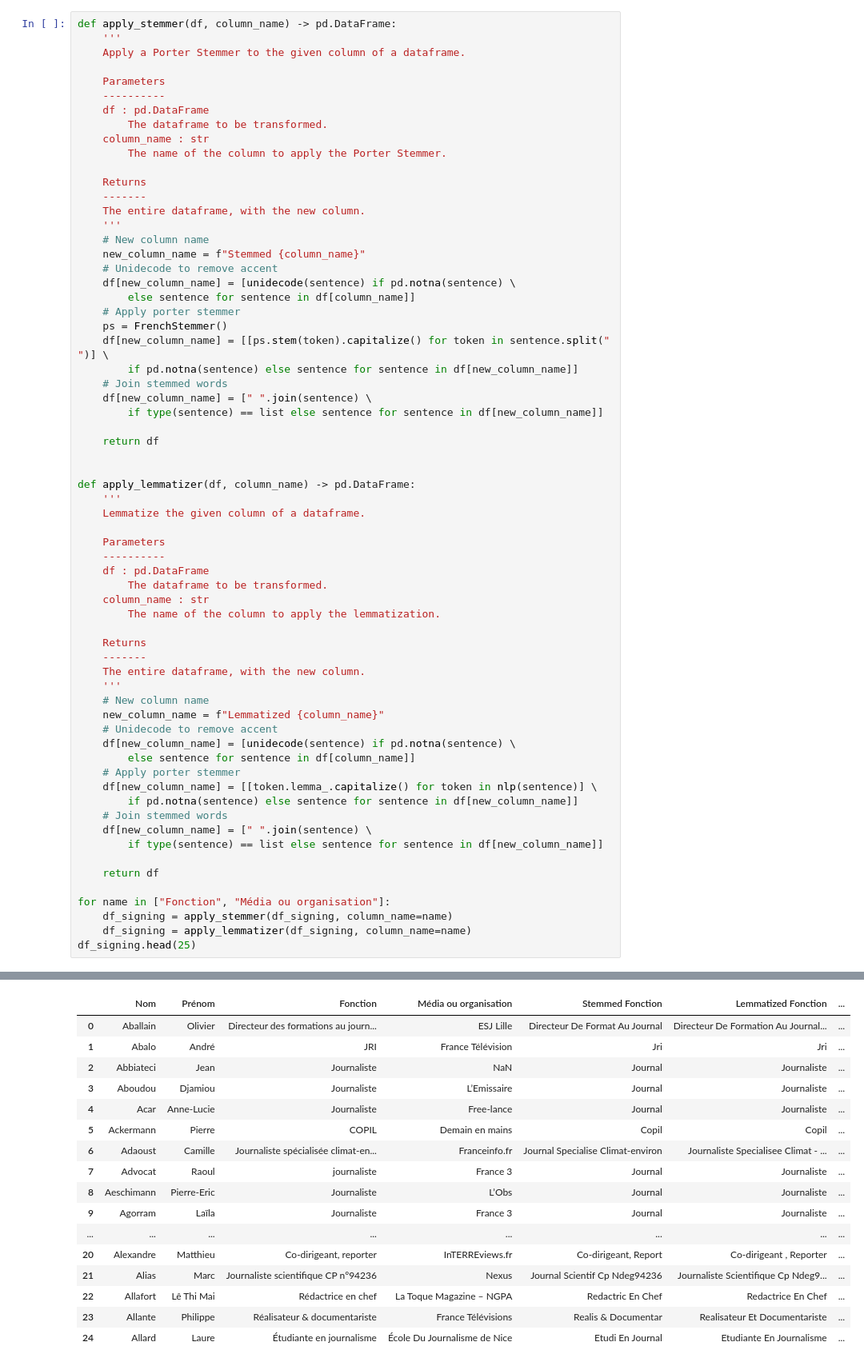
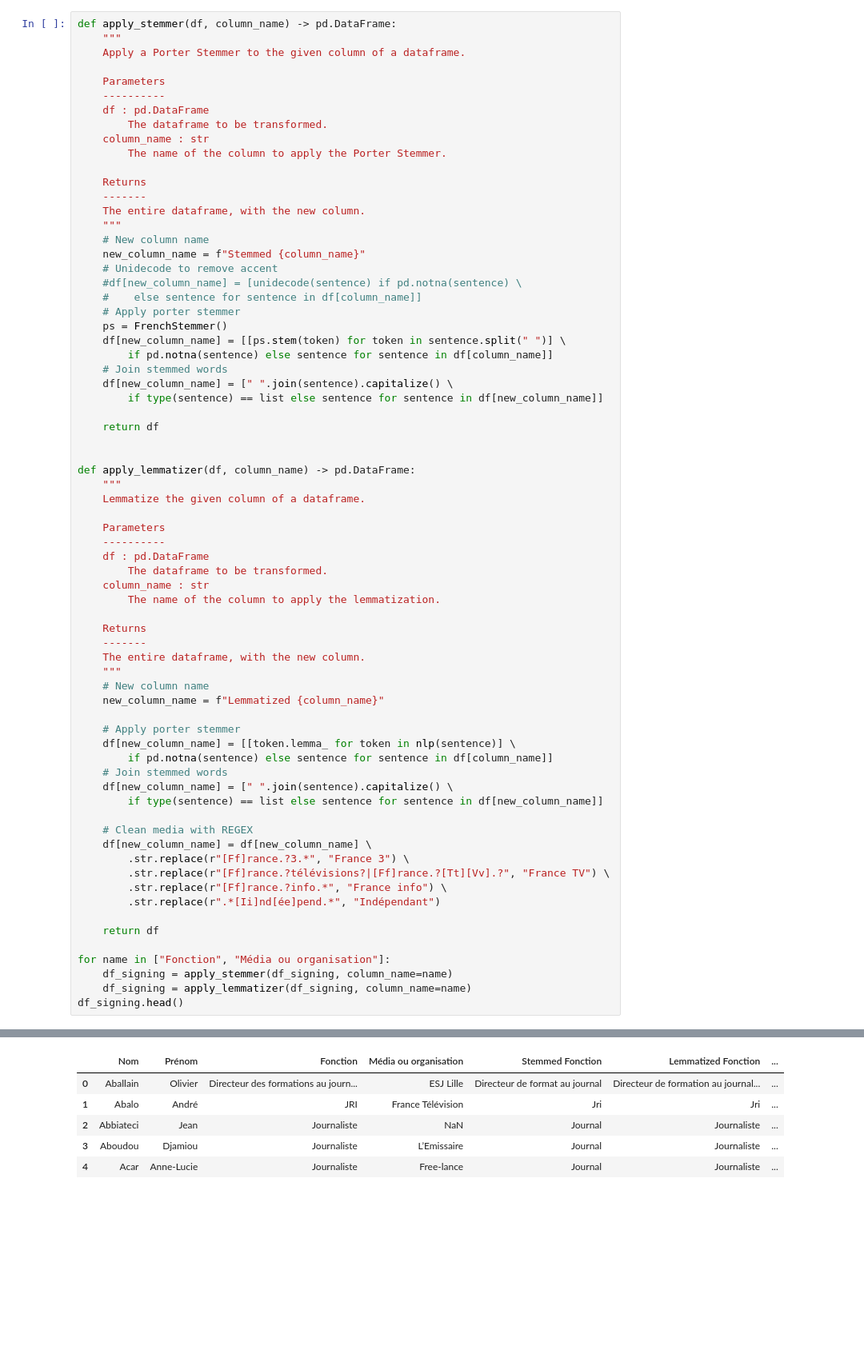
Before and after one commit to dataforgoodfr/quotaclimat, a Jupyter notebook: notebooks/nlp_charte_journalisme.ipynb, the cells around one changed output, grey strips where cells are left out. Shown at 80% size. Drawn from its saved outputs; the diff is of its cells as text; blank space fills up the shorter version.

```diff
--- a/notebooks/nlp_charte_journalisme.ipynb
+++ b/notebooks/nlp_charte_journalisme.ipynb
@@ -51,6 +45,6 @@ Name: Fonction, dtype: int64
 # %%
 def apply_stemmer(df, column_name) -> pd.DataFrame:
-    '''
+    """
     Apply a Porter Stemmer to the given column of a dataframe.
 
     Parameters
@@ -63,25 +57,25 @@ def apply_stemmer(df, column_name) -> pd.DataFrame:
     Returns
     -------
     The entire dataframe, with the new column.
-    '''
+    """
     # New column name
     new_column_name = f"Stemmed {column_name}"
     # Unidecode to remove accent
-    df[new_column_name] = [unidecode(sentence) if pd.notna(sentence) \
-        else sentence for sentence in df[column_name]]
+    #df[new_column_name] = [unidecode(sentence) if pd.notna(sentence) \
+    #    else sentence for sentence in df[column_name]]
     # Apply porter stemmer
     ps = FrenchStemmer()
-    df[new_column_name] = [[ps.stem(token).capitalize() for token in sentence.split(" ")] \
-        if pd.notna(sentence) else sentence for sentence in df[new_column_name]]
+    df[new_column_name] = [[ps.stem(token) for token in sentence.split(" ")] \
+        if pd.notna(sentence) else sentence for sentence in df[column_name]]
     # Join stemmed words
-    df[new_column_name] = [" ".join(sentence) \
+    df[new_column_name] = [" ".join(sentence).capitalize() \
         if type(sentence) == list else sentence for sentence in df[new_column_name]]
 
     return df
 
 
 def apply_lemmatizer(df, column_name) -> pd.DataFrame:
-    '''
+    """
     Lemmatize the given column of a dataframe.
 
     Parameters
@@ -94,23 +88,28 @@ def apply_lemmatizer(df, column_name) -> pd.DataFrame:
     Returns
     -------
     The entire dataframe, with the new column.
-    '''
+    """
     # New column name
     new_column_name = f"Lemmatized {column_name}"
-    # Unidecode to remove accent
-    df[new_column_name] = [unidecode(sentence) if pd.notna(sentence) \
-        else sentence for sentence in df[column_name]]
+
     # Apply porter stemmer
-    df[new_column_name] = [[token.lemma_.capitalize() for token in nlp(sentence)] \
-        if pd.notna(sentence) else sentence for sentence in df[new_column_name]]
+    df[new_column_name] = [[token.lemma_ for token in nlp(sentence)] \
+        if pd.notna(sentence) else sentence for sentence in df[column_name]]
     # Join stemmed words
-    df[new_column_name] = [" ".join(sentence) \
+    df[new_column_name] = [" ".join(sentence).capitalize() \
         if type(sentence) == list else sentence for sentence in df[new_column_name]]
+
+    # Clean media with REGEX
+    df[new_column_name] = df[new_column_name] \
+        .str.replace(r"[Ff]rance.?3.*", "France 3") \
+        .str.replace(r"[Ff]rance.?télévisions?|[Ff]rance.?[Tt][Vv].?", "France TV") \
+        .str.replace(r"[Ff]rance.?info.*", "France info") \
+        .str.replace(r".*[Ii]nd[ée]pend.*", "Indépendant")
 
     return df
 
 for name in ["Fonction", "Média ou organisation"]:
     df_signing = apply_stemmer(df_signing, column_name=name)
     df_signing = apply_lemmatizer(df_signing, column_name=name)
-df_signing.head(25)
+df_signing.head()
 # %% [output]
@@ -117,18 +126,7 @@ df_signing.head(25)
 |  | Nom | Prénom | Fonction | Média ou organisation | Stemmed Fonction | Lemmatized Fonction | ... |
-| 0 | Aballain | Olivier | Directeur des formations au journ... | ESJ Lille | Directeur De Format Au Journal | Directeur De Formation Au Journal... | ... |
+| 0 | Aballain | Olivier | Directeur des formations au journ... | ESJ Lille | Directeur de format au journal | Directeur de formation au journal... | ... |
 | 1 | Abalo | André | JRI | France Télévision | Jri | Jri | ... |
 | 2 | Abbiateci | Jean | Journaliste | NaN | Journal | Journaliste | ... |
 | 3 | Aboudou | Djamiou | Journaliste | L’Emissaire | Journal | Journaliste | ... |
 | 4 | Acar | Anne-Lucie | Journaliste | Free-lance | Journal | Journaliste | ... |
-| 5 | Ackermann | Pierre | COPIL | Demain en mains | Copil | Copil | ... |
-| 6 | Adaoust | Camille | Journaliste spécialisée climat-en... | Franceinfo.fr | Journal Specialise Climat-environ | Journaliste Specialisee Climat - ... | ... |
-| 7 | Advocat | Raoul | journaliste | France 3 | Journal | Journaliste | ... |
-| 8 | Aeschimann | Pierre-Eric | Journaliste | L’Obs | Journal | Journaliste | ... |
-| 9 | Agorram | Laïla | Journaliste | France 3 | Journal | Journaliste | ... |
-| ... | ... | ... | ... | ... | ... | ... | ... |
-| 20 | Alexandre | Matthieu | Co-dirigeant, reporter | InTERREviews.fr | Co-dirigeant, Report | Co-dirigeant , Reporter | ... |
-| 21 | Alias | Marc | Journaliste scientifique CP n°94236 | Nexus | Journal Scientif Cp Ndeg94236 | Journaliste Scientifique Cp Ndeg9... | ... |
-| 22 | Allafort | Lê Thi Mai | Rédactrice en chef | La Toque Magazine – NGPA | Redactric En Chef | Redactrice En Chef | ... |
-| 23 | Allante | Philippe | Réalisateur & documentariste | France Télévisions | Realis & Documentar | Realisateur Et Documentariste | ... |
-| 24 | Allard | Laure | Étudiante en journalisme | École Du Journalisme de Nice | Etudi En Journal | Etudiante En Journalisme | ... |
 # %%
```
Also changed, not shown: parts of 10 cells of this notebook.
